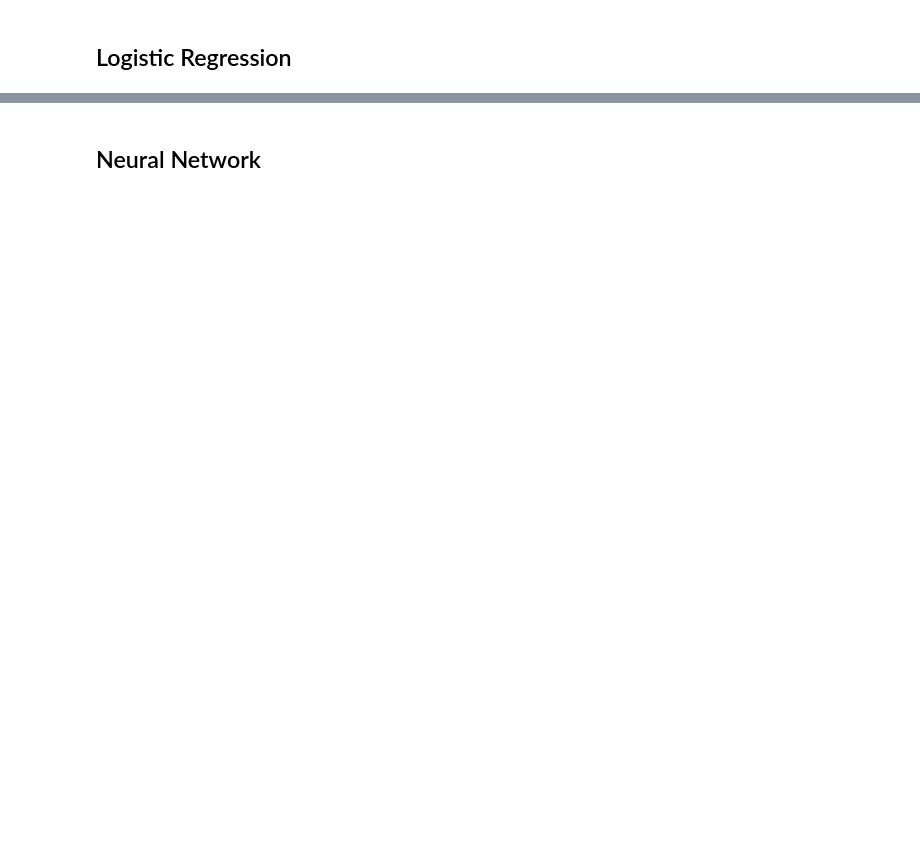
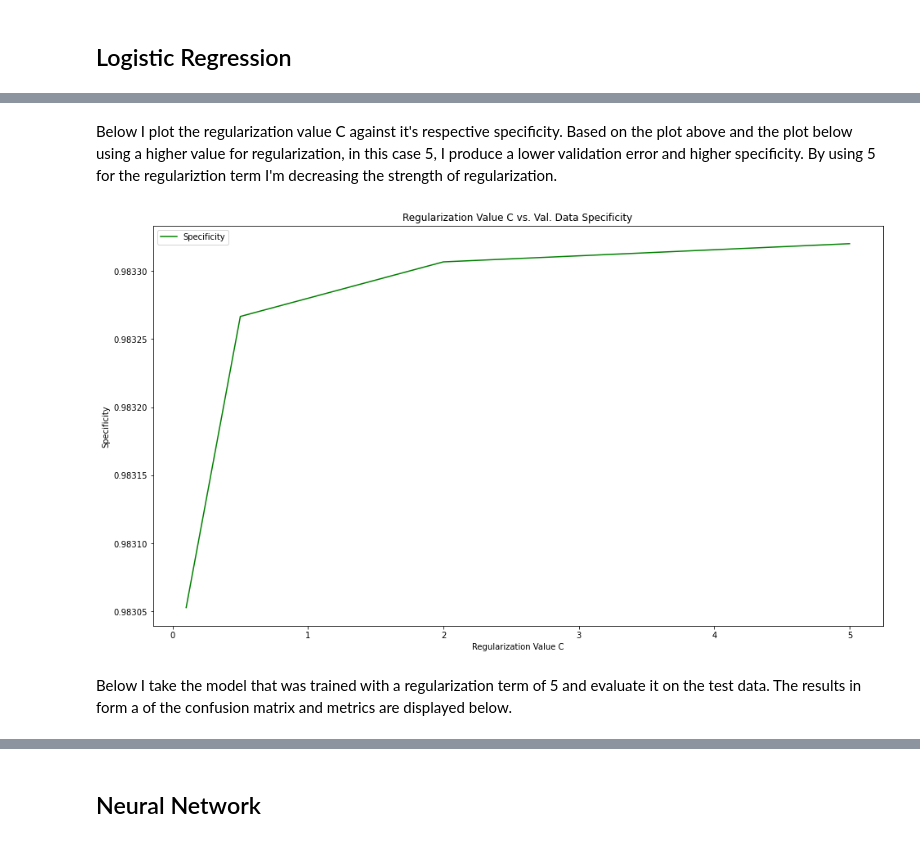
Before and after one commit to gradnerj/cs6600-class-project, a Jupyter notebook: cs5600-final-project.ipynb, the cells around one changed output, grey strips where cells are left out. Cells and saved outputs as stored; diff of their text form; code cells hidden in the pictures; blank space fills up the shorter version.

```diff
--- a/cs5600-final-project.ipynb
+++ b/cs5600-final-project.ipynb
@@ -802,8 +833,10 @@ I'm evaluating which value for gamma will be best by building models with the di
 # %%
 models = []
 val_errors = []
+starttime = time.time()
 for g in Gamma:
-    svc = SVC(kernel="rbf", gamma=g, cache_size=600)
+    svc = SVC(kernel="rbf", gamma=g, cache_size=6000, max_iter=2000)
     svc.fit(x_train_s, y_train_s.values.ravel())
     models.append(svc)
     val_errors.append(1 - svc.score(x_val_s.values, y_val_s.values.ravel()))
+print('Training took:', time.time() - starttime, 'seconds')
@@ -887,0 +937,5 @@ log_acc
+# %%
+starttime = time.time()
+lr = LR(max_iter=1000, solver='saga', multi_class='ovr', n_jobs=6, random_state=10, dual=False, penalty='elasticnet', l1_ratio=.5)
+lr.fit(x_train_s.values, y_train_s.values.ravel())
+print('Training took:', time.time() - starttime, 'seconds')
@@ -887,0 +990,6 @@ log_acc
+# %%
+val_errors = []
+specificities = []
+for m in metrics:
+    val_errors.append(1 - m['Accuracy'])
+    specificities.append(m['Specificity'])
@@ -887,0 +1008,14 @@ log_acc
+# %% [markdown]
+Below I plot the regularization value C against it's respective specificity. Based on the plot above and the plot below using a higher value for regularization, in this case 5, I produce a lower validation error and higher specificity. By using 5 for the regulariztion term I'm decreasing the strength of regularization.
+# %%
+plt.figure(figsize=(16,9))
+plt.plot(C, specificities, 'g', label='Specificity')
+plt.xlabel('Regularization Value C')
+plt.ylabel('Specificity')
+plt.title('Regularization Value C vs. Val. Data Specificity')
+plt.legend()
+plt.show()
+# %% [output]
+[figure, added]
+# %% [markdown]
+Below I take the model that was trained with a regularization term of 5 and evaluate it on the test data. The results in form a of the confusion matrix and metrics are displayed below.
```
Also changed, not shown: parts of 74 cells of this notebook.
